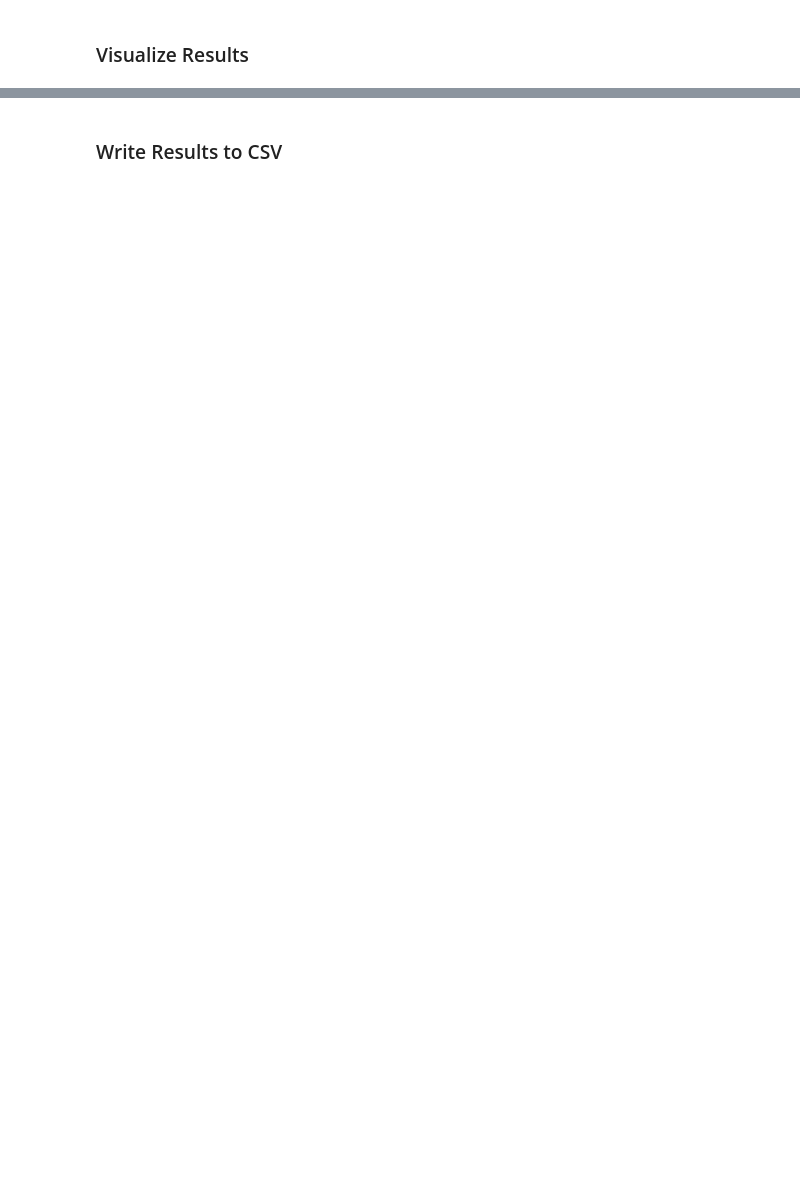
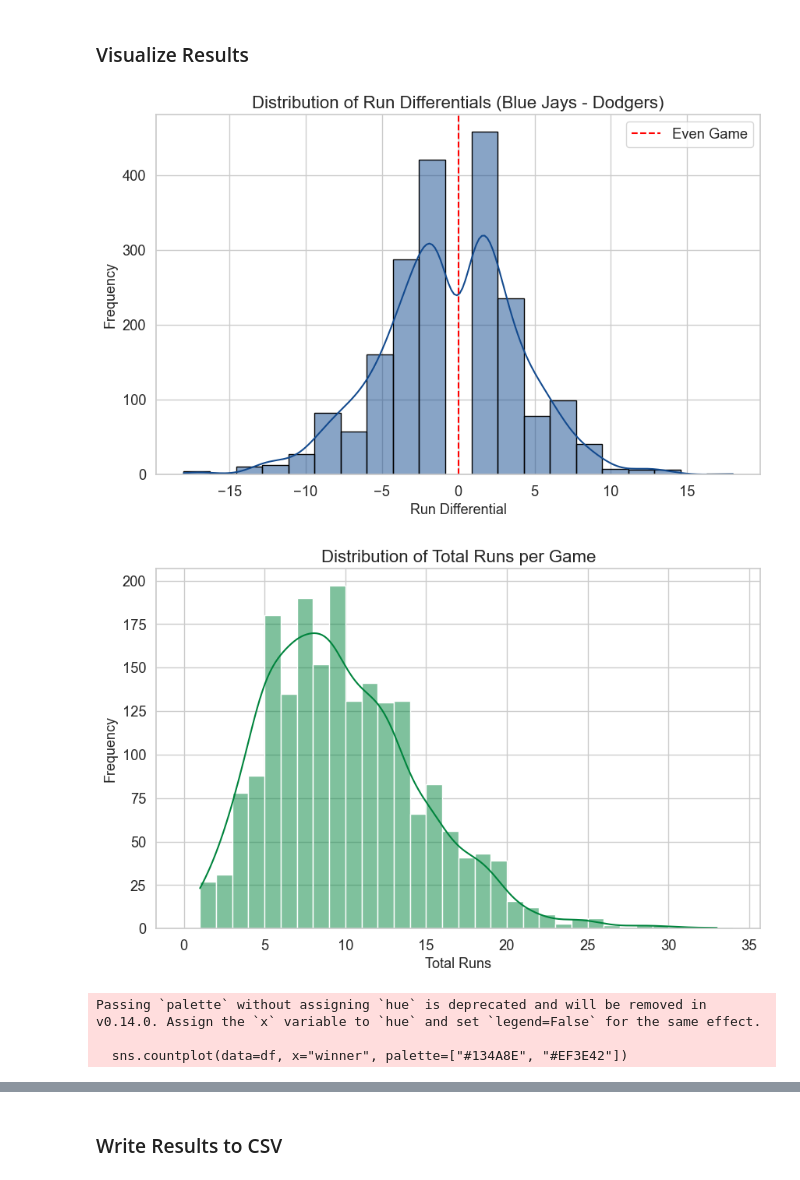
Before and after one commit to bwoodrum3/ws_2025_monte_carlo, a Jupyter notebook: 02_explore_results.ipynb, the cells around one changed output, grey strips where cells are left out. Saved outputs shown, nothing was run; the diff lists cells and outputs as text; code cells hidden in the pictures; blank space fills up the shorter version.

```diff
--- a/02_explore_results.ipynb
+++ b/02_explore_results.ipynb
@@ -156,8 +156,8 @@ dodgers_bullpen = [
 ]
 
 # --- STARTING PITCHERS ---
-team_bluejays_starting_pitcher = next(p for p in unique_pitchers if p.name == "Trey Yesavage")
-team_dodgers_starting_pitcher   = next(p for p in unique_pitchers if p.name == "Blake Snell")
+team_bluejays_starting_pitcher = next(p for p in unique_pitchers if p.name == "Kevin Gausman")
+team_dodgers_starting_pitcher   = next(p for p in unique_pitchers if p.name == "Yoshinobu Yamamoto")
 
 # Insert starters at the top of each bullpen
 bluejays_bullpen.insert(0, team_bluejays_starting_pitcher)
@@ -322,2 +536,61 @@ display(pitching_boxscores[game_id])
 # %% [markdown]
 ### Visualize Results
+# %%
+import pandas as pd
+import seaborn as sns
+import matplotlib.pyplot as plt
+
+# Example simulation loop results
+# all_results = [
+#     {"game_id": f"Game_{i+1}", "Blue Jays": 5, "Dodgers": 3, "winner": "Blue Jays"}
+#     for i in range(1000)
+# ]
+
+df = pd.DataFrame(all_results)
+df["run_diff"] = df["Blue Jays"] - df["Dodgers"]
+df["total_runs"] = df["Blue Jays"] + df["Dodgers"]
+
+sns.set(style="whitegrid", font_scale=1.2, rc={"figure.figsize": (10,6)})
+
+# ------------------------
+# 1️⃣ Run Differential Histogram
+# ------------------------
+plt.figure(figsize=(10,6))
+sns.histplot(df["run_diff"], kde=True, bins=21, color="#134A8E", edgecolor="black")
+plt.title("Distribution of Run Differentials (Blue Jays - Dodgers)", fontsize=16)
+plt.xlabel("Run Differential", fontsize=13)
+plt.ylabel("Frequency", fontsize=13)
+plt.axvline(0, color="red", linestyle="--", linewidth=1.5, label="Even Game")
+plt.legend()
+plt.show()
+
+# ------------------------
+# 2️⃣ Total Runs Histogram
+# ------------------------
+plt.figure(figsize=(10,6))
+sns.histplot(df["total_runs"], kde=True, color="#00843D", bins=range(0, max(df["total_runs"])+2))
+plt.title("Distribution of Total Runs per Game", fontsize=16)
+plt.xlabel("Total Runs", fontsize=13)
+plt.ylabel("Frequency", fontsize=13)
+plt.show()
+
+# ------------------------
+# 3️⃣ Win Probability Bar Chart
+# ------------------------
+plt.figure(figsize=(7,5))
+sns.countplot(data=df, x="winner", palette=["#134A8E", "#EF3E42"])
+plt.title(f"Win Distribution Across {n_sims} Simulations", fontsize=16)
+plt.xlabel("Winner", fontsize=13)
+plt.ylabel("Number of Wins", fontsize=13)
+
+# Add text labels
+for p in plt.gca().patches:
+    plt.text(p.get_x() + p.get_width()/2., p.get_height() + 5,
+             f"{int(p.get_height())}", ha="center", fontsize=12)
+plt.show()
+# %% [output]
+[figure, added]
+[figure, added]
+Passing `palette` without assigning `hue` is deprecated and will be removed in v0.14.0. Assign the `x` variable to `hue` and set `legend=False` for the same effect.
+
+  sns.countplot(data=df, x="winner", palette=["#134A8E", "#EF3E42"])
```
Also changed, not shown: parts of 11 cells of this notebook, 8 other files.
